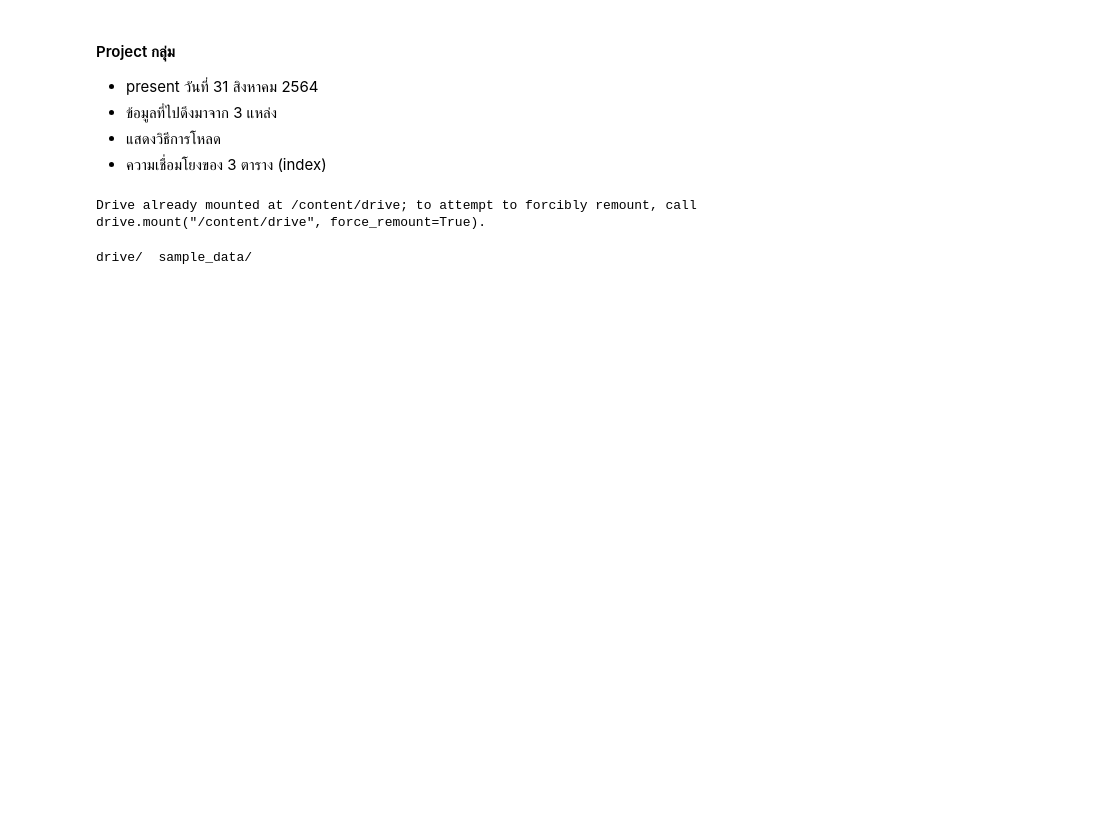
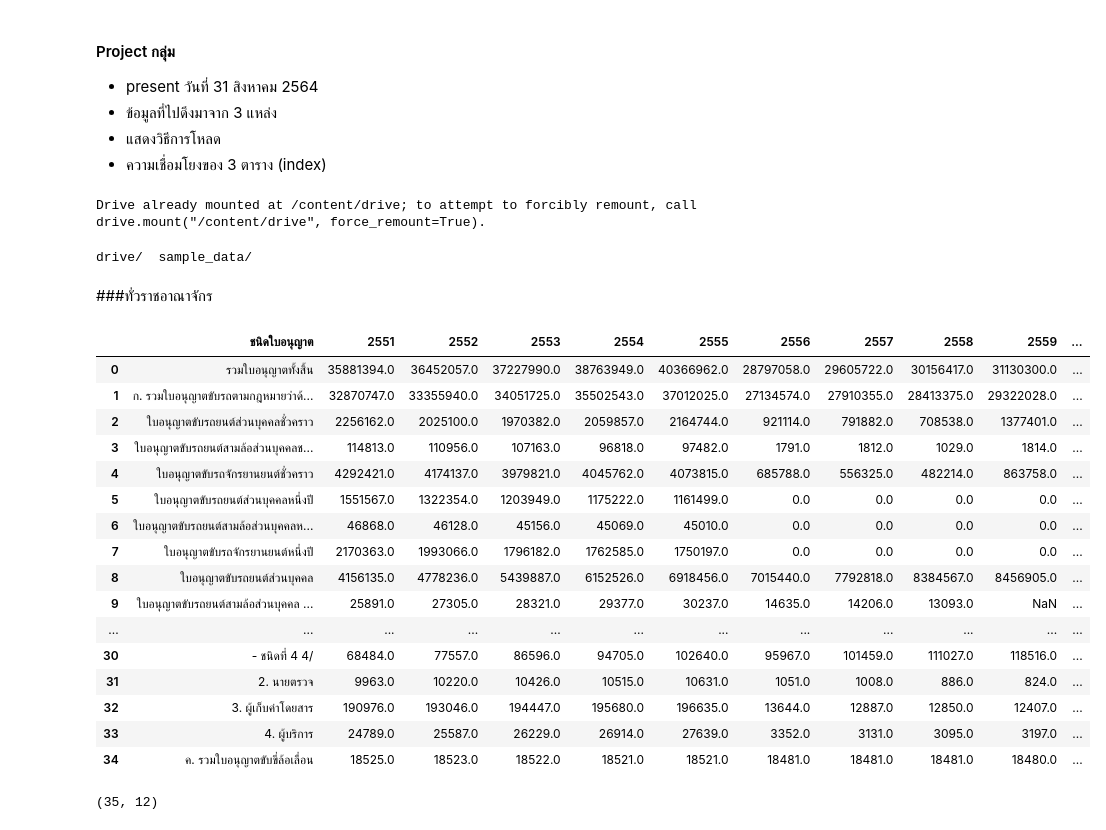
Before and after one commit to kittikhun62/DWDM21, a Jupyter notebook: project.ipynb, the cells around one changed output. Drawn from its saved outputs; the diff is of its cells as text; code cells hidden in the pictures; blank space fills up the shorter version.

```diff
--- a/project.ipynb
+++ b/project.ipynb
@@ -21,3 +21,30 @@ drive/  sample_data/
 import os # จัดการไฟล์เเละ path(ที่อยู่ของไฟล์)
 # %%
 path = '/content/drive/My Drive/PROJECT'
+# %% [markdown]
+###ทั่วราชอาณาจักร
+# %%
+data_driver1 = pd.read_csv(os.path.join(path,'driver-license1.csv'))
+data_driver1
+# %% [output]
+|  | ชนิดใบอนุญาต | 2551 | 2552 | 2553 | 2554 | 2555 | 2556 | 2557 | 2558 | 2559 | ... |
+| 0 | รวมใบอนุญาตทั้งสิ้น | 35881394.0 | 36452057.0 | 37227990.0 | 38763949.0 | 40366962.0 | 28797058.0 | 29605722.0 | 30156417.0 | 31130300.0 | ... |
+| 1 | ก. รวมใบอนุญาตขับรถตามกฎหมายว่าด้... | 32870747.0 | 33355940.0 | 34051725.0 | 35502543.0 | 37012025.0 | 27134574.0 | 27910355.0 | 28413375.0 | 29322028.0 | ... |
+| 2 | ใบอนุญาตขับรถยนต์ส่วนบุคคลชั่วคราว | 2256162.0 | 2025100.0 | 1970382.0 | 2059857.0 | 2164744.0 | 921114.0 | 791882.0 | 708538.0 | 1377401.0 | ... |
+| 3 | ใบอนุญาตขับรถยนต์สามล้อส่วนบุคคลช... | 114813.0 | 110956.0 | 107163.0 | 96818.0 | 97482.0 | 1791.0 | 1812.0 | 1029.0 | 1814.0 | ... |
+| 4 | ใบอนุญาตขับรถจักรยานยนต์ชั่วคราว | 4292421.0 | 4174137.0 | 3979821.0 | 4045762.0 | 4073815.0 | 685788.0 | 556325.0 | 482214.0 | 863758.0 | ... |
+| 5 | ใบอนุญาตขับรถยนต์ส่วนบุคคลหนึ่งปี | 1551567.0 | 1322354.0 | 1203949.0 | 1175222.0 | 1161499.0 | 0.0 | 0.0 | 0.0 | 0.0 | ... |
+| 6 | ใบอนุญาตขับรถยนต์สามล้อส่วนบุคคลห... | 46868.0 | 46128.0 | 45156.0 | 45069.0 | 45010.0 | 0.0 | 0.0 | 0.0 | 0.0 | ... |
+| 7 | ใบอนุญาตขับรถจักรยานยนต์หนึ่งปี | 2170363.0 | 1993066.0 | 1796182.0 | 1762585.0 | 1750197.0 | 0.0 | 0.0 | 0.0 | 0.0 | ... |
+| 8 | ใบอนุญาตขับรถยนต์ส่วนบุคคล | 4156135.0 | 4778236.0 | 5439887.0 | 6152526.0 | 6918456.0 | 7015440.0 | 7792818.0 | 8384567.0 | 8456905.0 | ... |
+| 9 | ใบอนุญาตขับรถยนต์สามล้อส่วนบุคคล ... | 25891.0 | 27305.0 | 28321.0 | 29377.0 | 30237.0 | 14635.0 | 14206.0 | 13093.0 | NaN | ... |
+| ... | ... | ... | ... | ... | ... | ... | ... | ... | ... | ... | ... |
+| 30 | - ชนิดที่ 4 4/ | 68484.0 | 77557.0 | 86596.0 | 94705.0 | 102640.0 | 95967.0 | 101459.0 | 111027.0 | 118516.0 | ... |
+| 31 | 2. นายตรวจ | 9963.0 | 10220.0 | 10426.0 | 10515.0 | 10631.0 | 1051.0 | 1008.0 | 886.0 | 824.0 | ... |
+| 32 | 3. ผู้เก็บค่าโดยสาร | 190976.0 | 193046.0 | 194447.0 | 195680.0 | 196635.0 | 13644.0 | 12887.0 | 12850.0 | 12407.0 | ... |
+| 33 | 4. ผู้บริการ | 24789.0 | 25587.0 | 26229.0 | 26914.0 | 27639.0 | 3352.0 | 3131.0 | 3095.0 | 3197.0 | ... |
+| 34 | ค. รวมใบอนุญาตขับขี่ล้อเลื่อน | 18525.0 | 18523.0 | 18522.0 | 18521.0 | 18521.0 | 18481.0 | 18481.0 | 18481.0 | 18480.0 | ... |
+# %%
+data_driver1.shape
+# %% [output]
+(35, 12)
```
Also changed, not shown: parts of 18 cells of this notebook.
